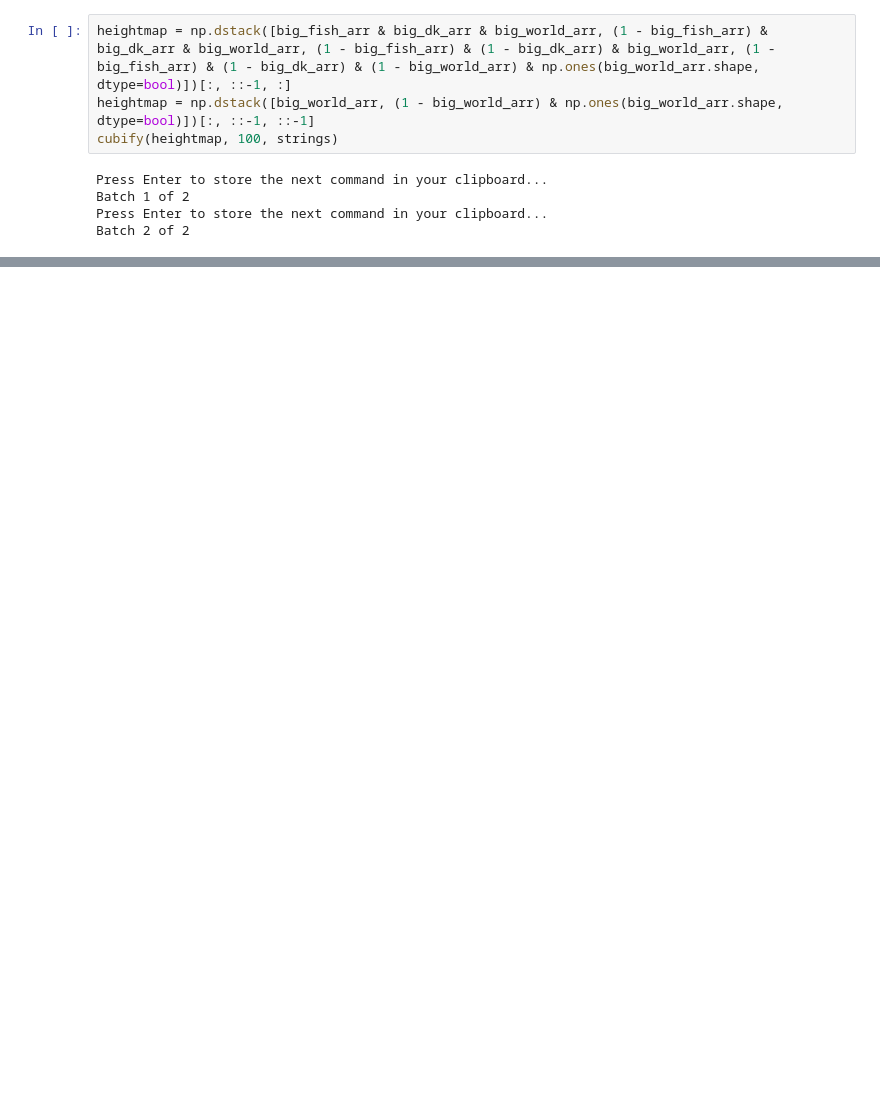
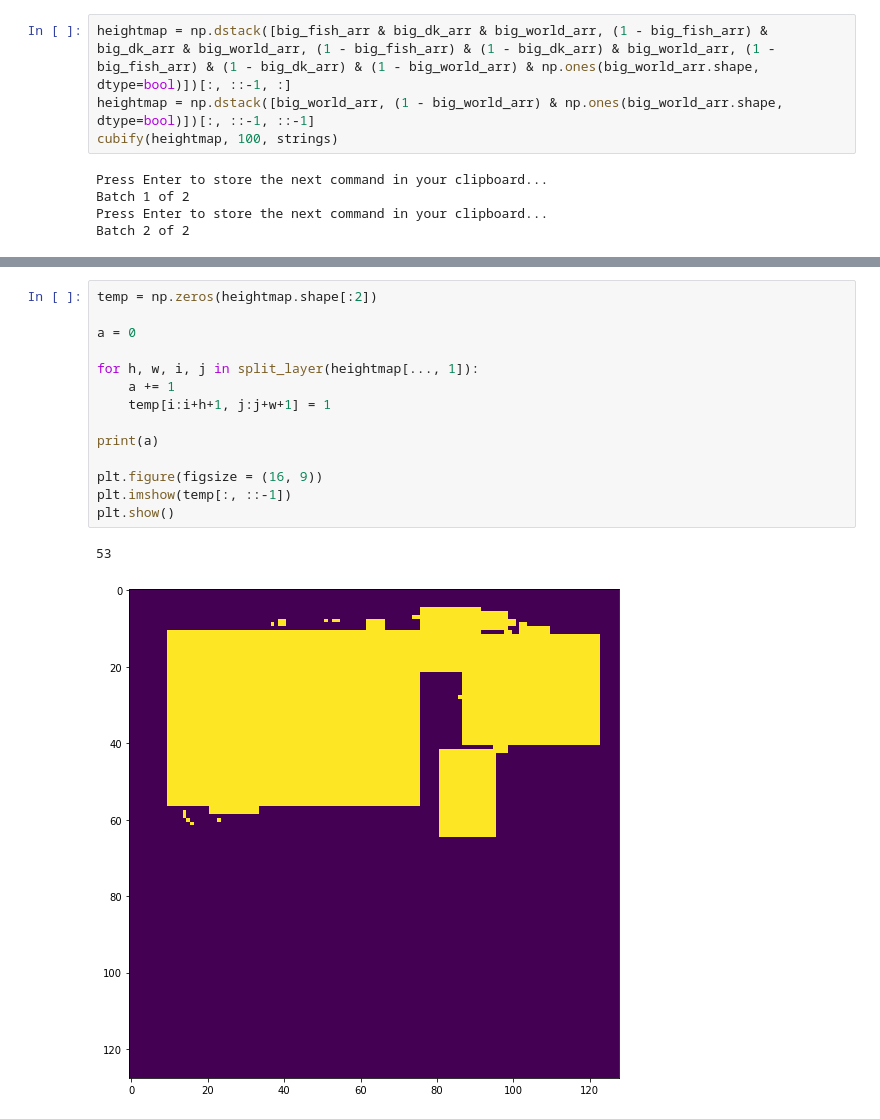
Before and after one commit to DavidResin/polycraft, a Jupyter notebook: heightmap/heightmap.ipynb, the cells around one changed output, grey strips where cells are left out. Drawn from its saved outputs; the diff is of its cells as text; blank space fills up the shorter version.

```diff
--- a/heightmap/heightmap.ipynb
+++ b/heightmap/heightmap.ipynb
@@ -1086,0 +1095,17 @@ plt.show()
+# %%
+temp = np.zeros(heightmap.shape[:2])
+
+a = 0
+
+for h, w, i, j in split_layer(heightmap[..., 1]):
+    a += 1
+    temp[i:i+h+1, j:j+w+1] = 1
+
+print(a)
+
+plt.figure(figsize = (16, 9))
+plt.imshow(temp[:, ::-1])
+plt.show()
+# %% [output]
+53
+[figure, added]
```
Also changed, not shown: parts of 16 cells of this notebook.
